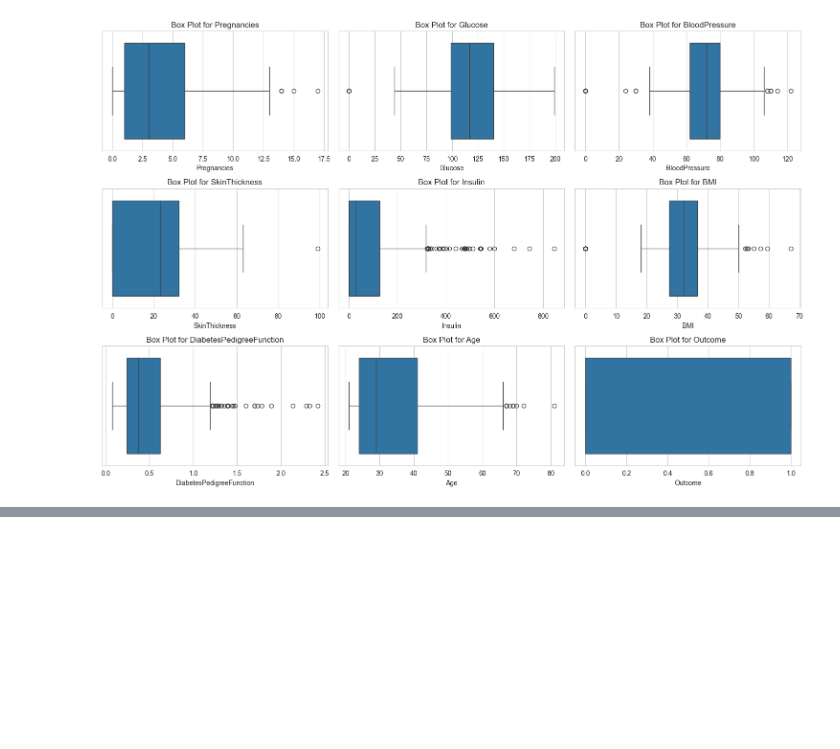
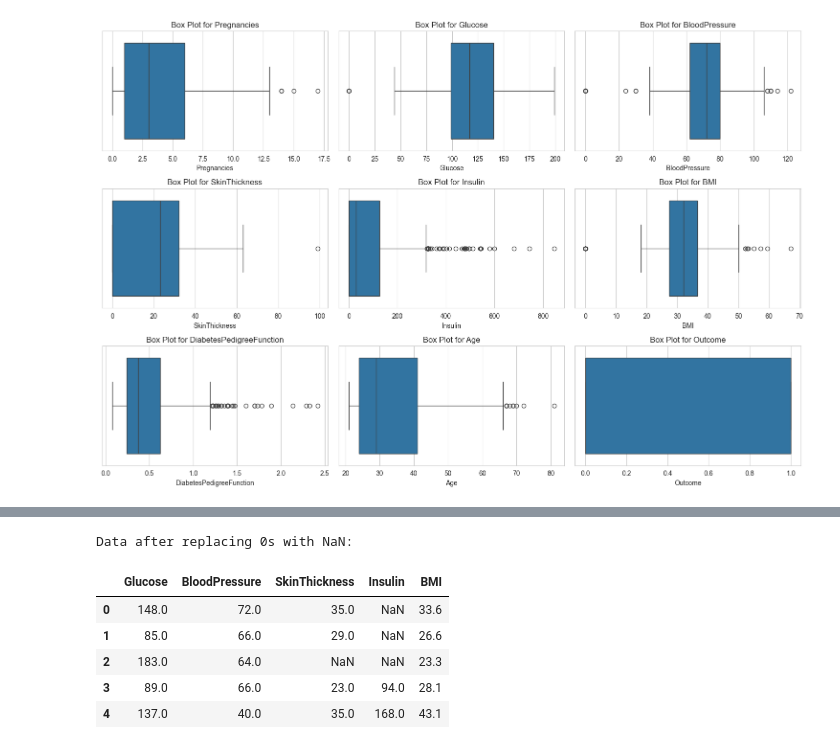
Before and after one commit to manojgaddigolla/diabetes_prediction, a Jupyter notebook: diabetes_prediction.ipynb, the cells around one changed output, grey strips where cells are left out. Cells and saved outputs as stored; diff of their text form; code cells hidden in the pictures; blank space fills up the shorter version.

```diff
--- a/diabetes_prediction.ipynb
+++ b/diabetes_prediction.ipynb
@@ -118,0 +131,15 @@ plt.show()
+# %%
+import numpy as np
+
+df[columns_with_zeros] = df[columns_with_zeros].replace(0, np.nan)
+
+print("Data after replacing 0s with NaN:")
+df[columns_with_zeros].head()
+# %% [output]
+Data after replacing 0s with NaN:
+|  | Glucose | BloodPressure | SkinThickness | Insulin | BMI |
+| 0 | 148.0 | 72.0 | 35.0 | NaN | 33.6 |
+| 1 | 85.0 | 66.0 | 29.0 | NaN | 26.6 |
+| 2 | 183.0 | 64.0 | NaN | NaN | 23.3 |
+| 3 | 89.0 | 66.0 | 23.0 | 94.0 | 28.1 |
+| 4 | 137.0 | 40.0 | 35.0 | 168.0 | 43.1 |
```
Also changed, not shown: parts of 8 cells of this notebook.
